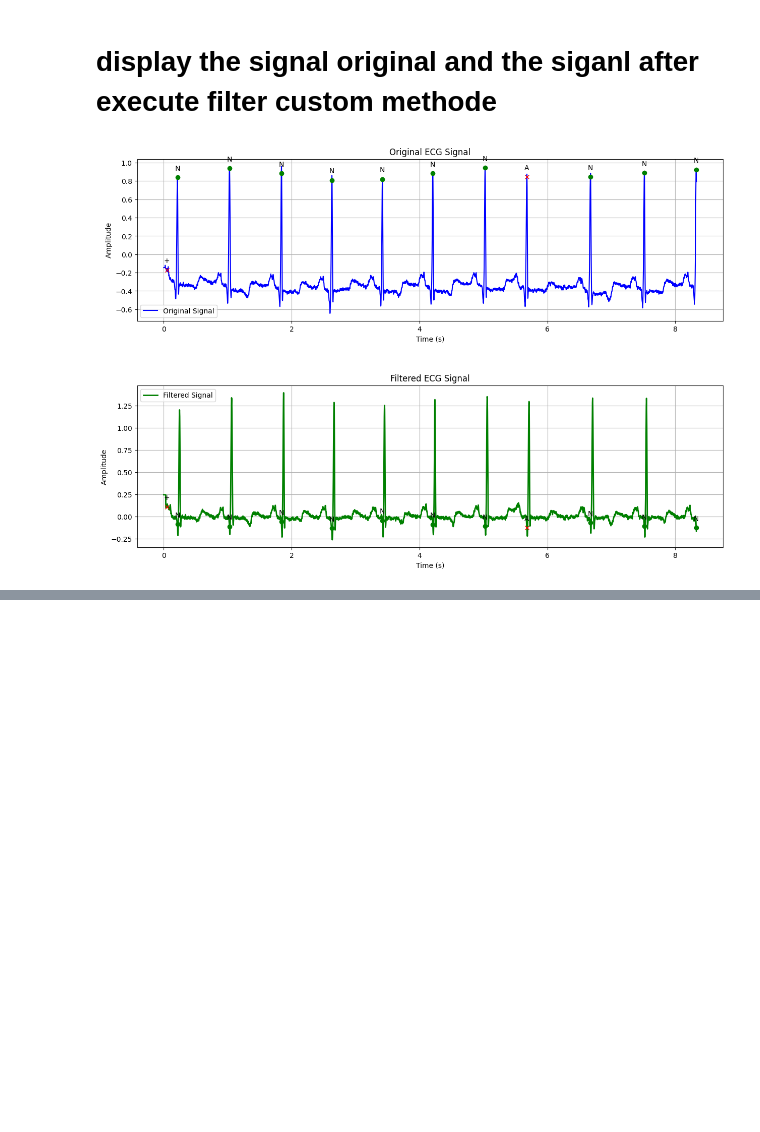
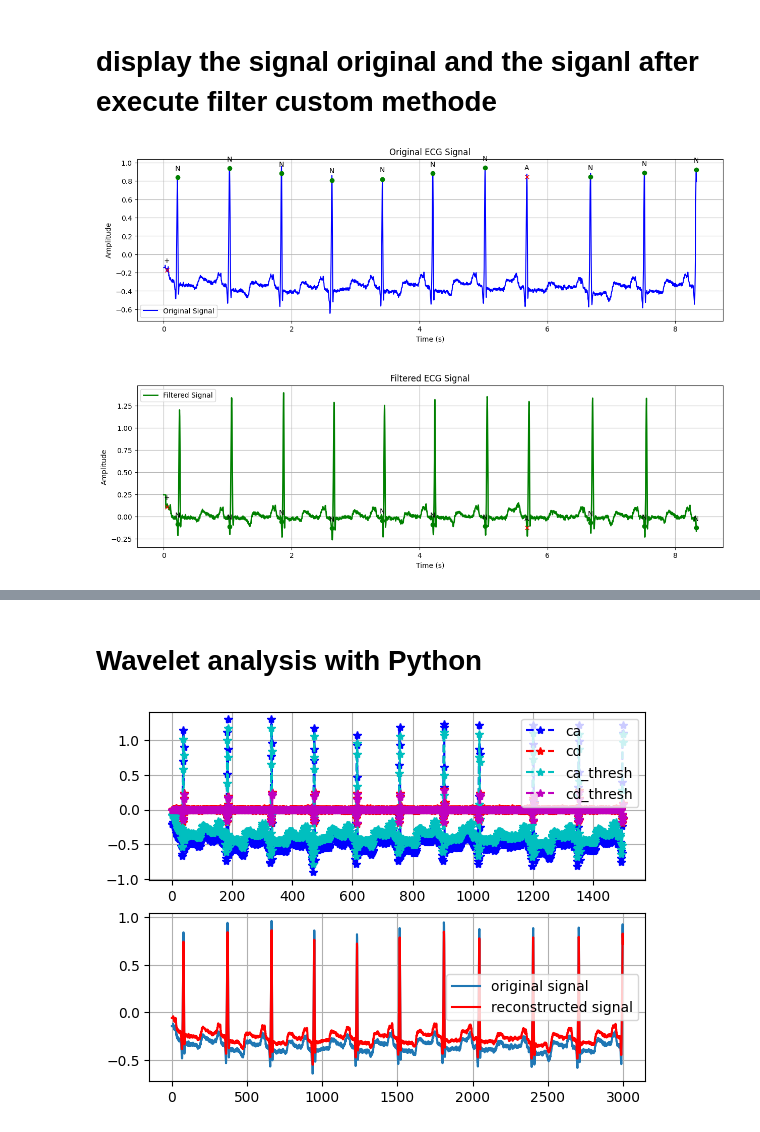
Before and after one commit to ouerghi01/HeartbeatClassification, a Jupyter notebook: HeartBeat.ipynb, the cells around one changed output, grey strips where cells are left out. Drawn from its saved outputs; the diff is of its cells as text; code cells hidden in the pictures; blank space fills up the shorter version.

```diff
--- a/HeartBeat.ipynb
+++ b/HeartBeat.ipynb
@@ -288,0 +152,32 @@ Requirement already satisfied: packaging>=19.0 in c:\users\wergh\heartbeatclassi
+# %% [markdown]
+# Wavelet analysis with Python
+# %%
+import pywt
+(ca, cd) = pywt.dwt(signal,'haar')
+
+cat = pywt.threshold(ca, np.std(ca)/2, mode='soft')
+cdt = pywt.threshold(cd, np.std(cd)/2, mode='soft')
+
+signal_rec = pywt.idwt(cat, cdt, 'haar')
+
+plt.close('all')
+
+plt.subplot(211)
+# Original coefficients
+plt.plot(ca, '--*b')
+plt.plot(cd, '--*r')
+# Thresholded coefficients
+plt.plot(cat, '--*c')
+plt.plot(cdt, '--*m')
+plt.legend(['ca','cd','ca_thresh', 'cd_thresh'], loc=0)
+plt.grid('on')
+
+plt.subplot(212)
+plt.plot(signal)
+#plt.hold('on')
+plt.plot(signal_rec, 'r')
+plt.legend(['original signal', 'reconstructed signal'])
+plt.grid('on')
+plt.show()
+# %% [output]
+[figure, added]
```
Also changed, not shown: parts of 20 cells of this notebook, 3 other files.
